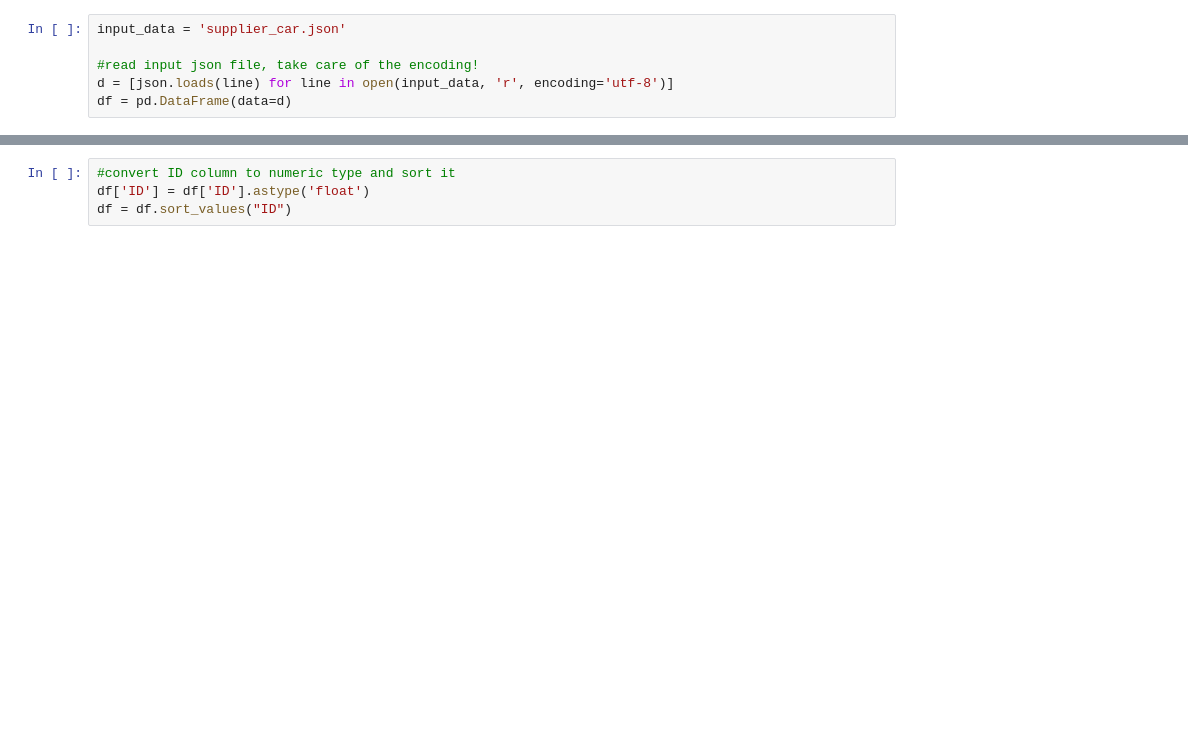
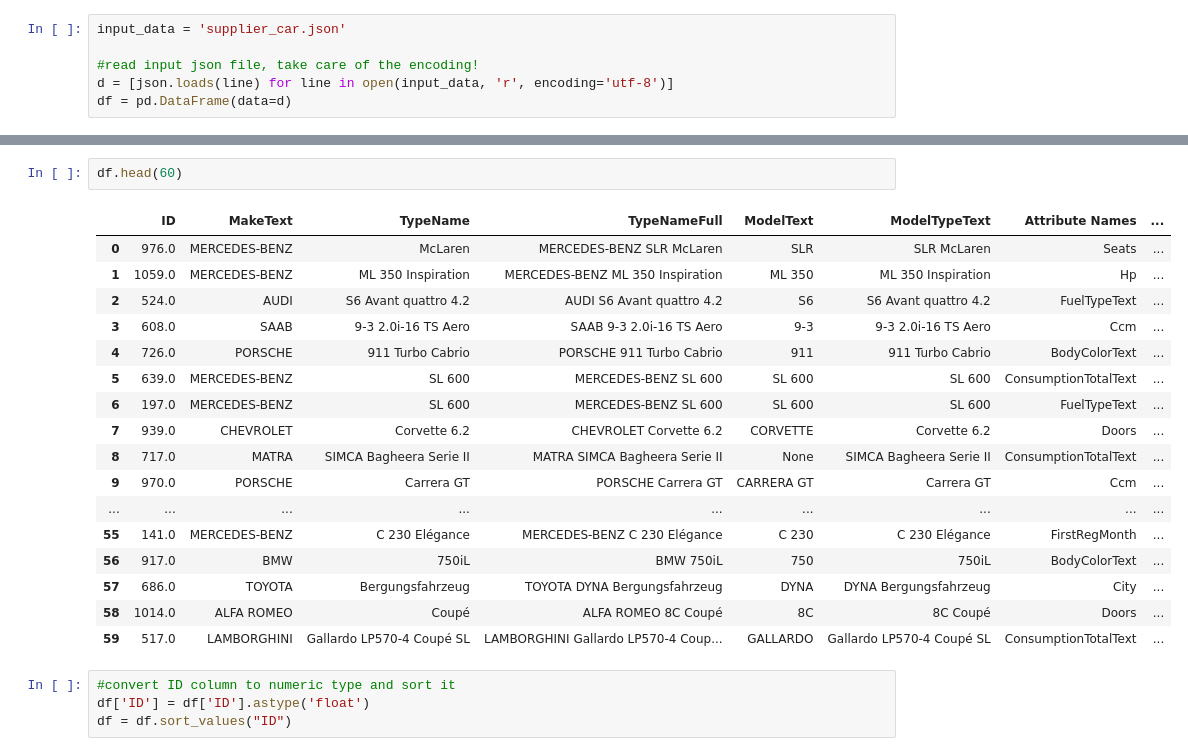
Before and after one commit to 005401/Onedot-Data-Analyst-Remote-Task, a Jupyter notebook: onedot_data_analyst_solution.ipynb, the cells around one changed output, grey strips where cells are left out. Drawn from its saved outputs; the diff is of its cells as text; blank space fills up the shorter version.

```diff
--- a/onedot_data_analyst_solution.ipynb
+++ b/onedot_data_analyst_solution.ipynb
@@ -10,3 +45,23 @@ df = pd.DataFrame(data=d)
+# %%
+df.head(60)
+# %% [output]
+|  | ID | MakeText | TypeName | TypeNameFull | ModelText | ModelTypeText | Attribute Names | ... |
+| 0 | 976.0 | MERCEDES-BENZ | McLaren | MERCEDES-BENZ SLR McLaren | SLR | SLR McLaren | Seats | ... |
+| 1 | 1059.0 | MERCEDES-BENZ | ML 350 Inspiration | MERCEDES-BENZ ML 350 Inspiration | ML 350 | ML 350 Inspiration | Hp | ... |
+| 2 | 524.0 | AUDI | S6 Avant quattro 4.2 | AUDI S6 Avant quattro 4.2 | S6 | S6 Avant quattro 4.2 | FuelTypeText | ... |
+| 3 | 608.0 | SAAB | 9-3 2.0i-16 TS Aero | SAAB 9-3 2.0i-16 TS Aero | 9-3 | 9-3 2.0i-16 TS Aero | Ccm | ... |
+| 4 | 726.0 | PORSCHE | 911 Turbo Cabrio | PORSCHE 911 Turbo Cabrio | 911 | 911 Turbo Cabrio | BodyColorText | ... |
+| 5 | 639.0 | MERCEDES-BENZ | SL 600 | MERCEDES-BENZ SL 600 | SL 600 | SL 600 | ConsumptionTotalText | ... |
+| 6 | 197.0 | MERCEDES-BENZ | SL 600 | MERCEDES-BENZ SL 600 | SL 600 | SL 600 | FuelTypeText | ... |
+| 7 | 939.0 | CHEVROLET | Corvette 6.2 | CHEVROLET Corvette 6.2 | CORVETTE | Corvette 6.2 | Doors | ... |
+| 8 | 717.0 | MATRA | SIMCA Bagheera Serie II | MATRA SIMCA Bagheera Serie II | None | SIMCA Bagheera Serie II | ConsumptionTotalText | ... |
+| 9 | 970.0 | PORSCHE | Carrera GT | PORSCHE Carrera GT | CARRERA GT | Carrera GT | Ccm | ... |
+| ... | ... | ... | ... | ... | ... | ... | ... | ... |
+| 55 | 141.0 | MERCEDES-BENZ | C 230 Elégance | MERCEDES-BENZ C 230 Elégance | C 230 | C 230 Elégance | FirstRegMonth | ... |
+| 56 | 917.0 | BMW | 750iL | BMW 750iL | 750 | 750iL | BodyColorText | ... |
+| 57 | 686.0 | TOYOTA | Bergungsfahrzeug | TOYOTA DYNA Bergungsfahrzeug | DYNA | DYNA Bergungsfahrzeug | City | ... |
+| 58 | 1014.0 | ALFA ROMEO | Coupé | ALFA ROMEO 8C Coupé | 8C | 8C Coupé | Doors | ... |
+| 59 | 517.0 | LAMBORGHINI | Gallardo LP570-4 Coupé SL | LAMBORGHINI Gallardo LP570-4 Coup... | GALLARDO | Gallardo LP570-4 Coupé SL | ConsumptionTotalText | ... |
 # %%
 #convert ID column to numeric type and sort it
 df['ID'] = df['ID'].astype('float')
```
Also changed, not shown: parts of 36 cells of this notebook, 1 other file.
